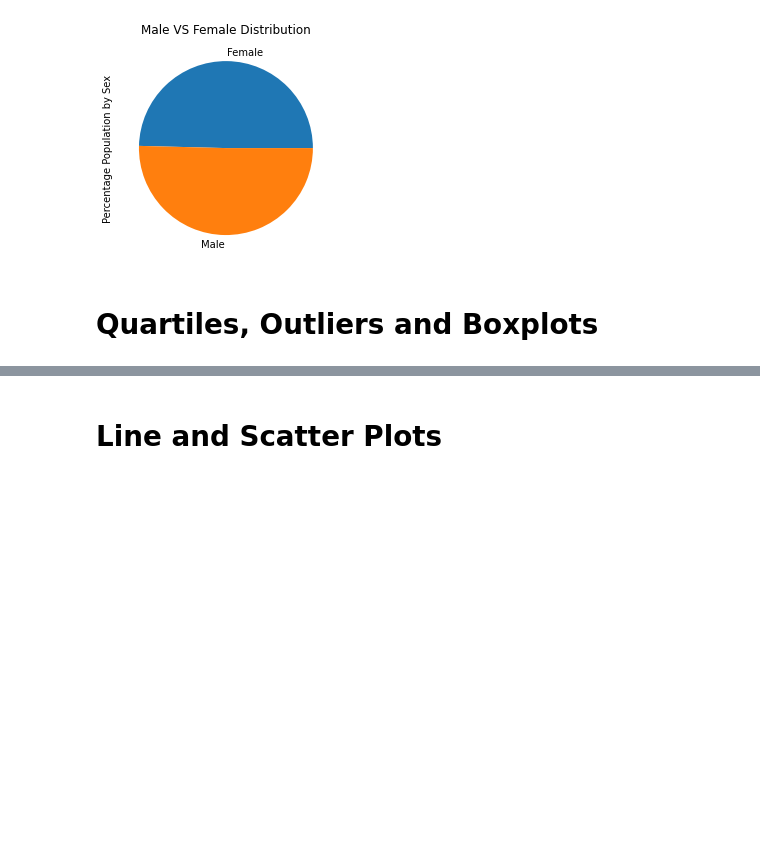
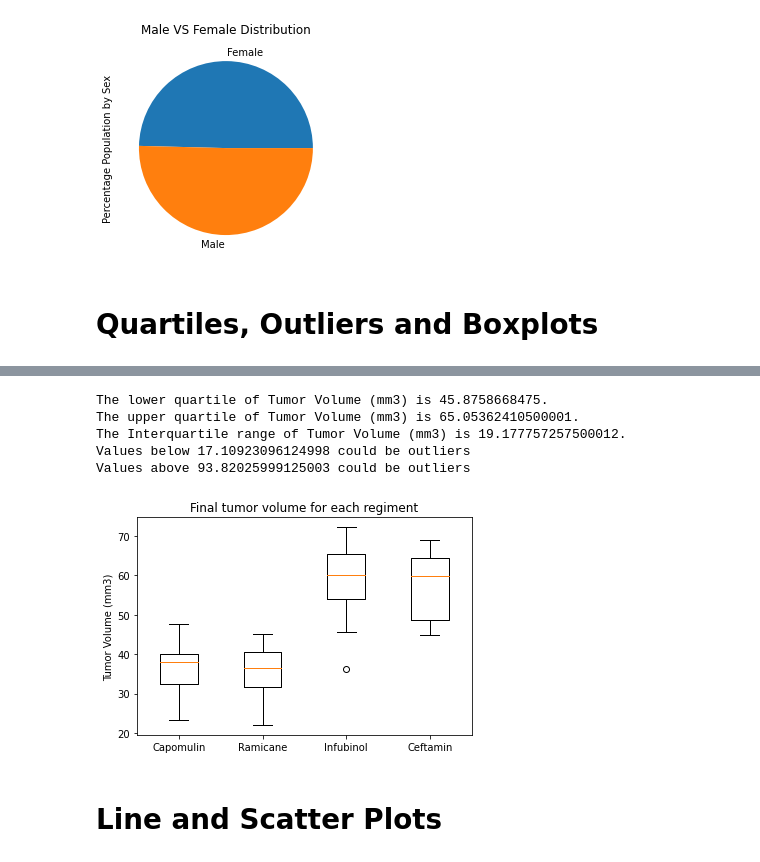
Before and after one commit to ArmandDauti/matplotlib-challenge, a Jupyter notebook: Pymaceuticals/Pymaceuticals.ipynb, the cells around one changed output, grey strips where cells are left out. Cells and saved outputs as stored; diff of their text form; code cells hidden in the pictures; blank space fills up the shorter version.

```diff
--- a/Pymaceuticals/Pymaceuticals.ipynb
+++ b/Pymaceuticals/Pymaceuticals.ipynb
@@ -236,5 +249,56 @@ plt.show()
+# %%
+# Put treatments into a list for for loop (and later for plot labels)
+
+treatments = ["Capomulin", "Ramicane", "Infubinol", "Ceftamin"]
+
+# Create empty list to fill with tumor vol data (for plotting)
+
+tumor_vol_data = []
+
+# Calculate the IQR and quantitatively determine if there are any potential outliers.
+
+quartiles = last_merged_data["Tumor Volume (mm3)"].quantile([.25,.50,.75])
+lowerq = quartiles[.25]
+upperq = quartiles[.75]
+IQR = upperq - lowerq
+
+print(f"The lower quartile of Tumor Volume (mm3) is {lowerq}.")
+print(f"The upper quartile of Tumor Volume (mm3) is {upperq}.")
+print(f"The Interquartile range of Tumor Volume (mm3) is {IQR}.")
+
+    # Locate the rows which contain mice on each drug and get the tumor volumes
+
+for treatment in treatments:
+    tumor_vol = last_merged_data.loc[last_merged_data["Drug Regimen"] == treatment, "Tumor Volume (mm3)"]
+
+
+    # add subset
+
+    tumor_vol_data.append(tumor_vol)
+
+
+
+    # Determine outliers using upper and lower bounds
+
+    lower_bound = lowerq - (1.5*IQR)
+    upper_bound = upperq + (1.5*IQR)
+
+print(f"Values below {lower_bound} could be outliers")
+print(f"Values above {upper_bound} could be outliers")
+# %% [output]
+The lower quartile of Tumor Volume (mm3) is 45.8758668475.
+The upper quartile of Tumor Volume (mm3) is 65.05362410500001.
+The Interquartile range of Tumor Volume (mm3) is 19.177757257500012.
+Values below 17.10923096124998 could be outliers
+Values above 93.82025999125003 could be outliers
 # %%
 # Generate a box plot of the final tumor volume of each mouse across four regimens of interest
+plt.boxplot(tumor_vol_data, labels=["Capomulin", "Ramicane", "Infubinol", "Ceftamin"])
+plt.title("Final tumor volume for each regiment")
+plt.ylabel("Tumor Volume (mm3)")
+plt.show()
+# %% [output]
+[figure, added]
 # %% [markdown]
 # Line and Scatter Plots
 # %%
```
Also changed, not shown: parts of 10 cells of this notebook.
